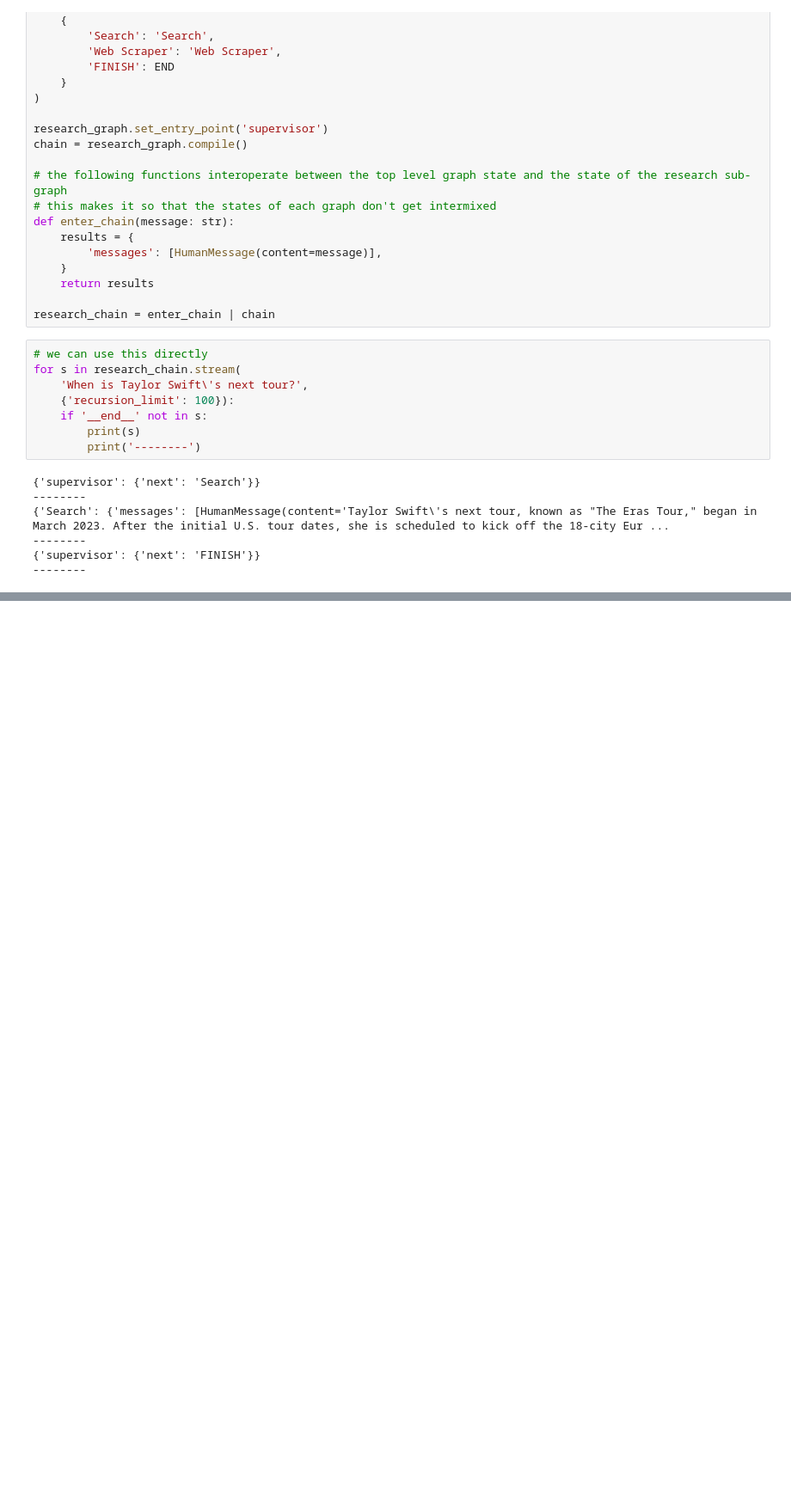
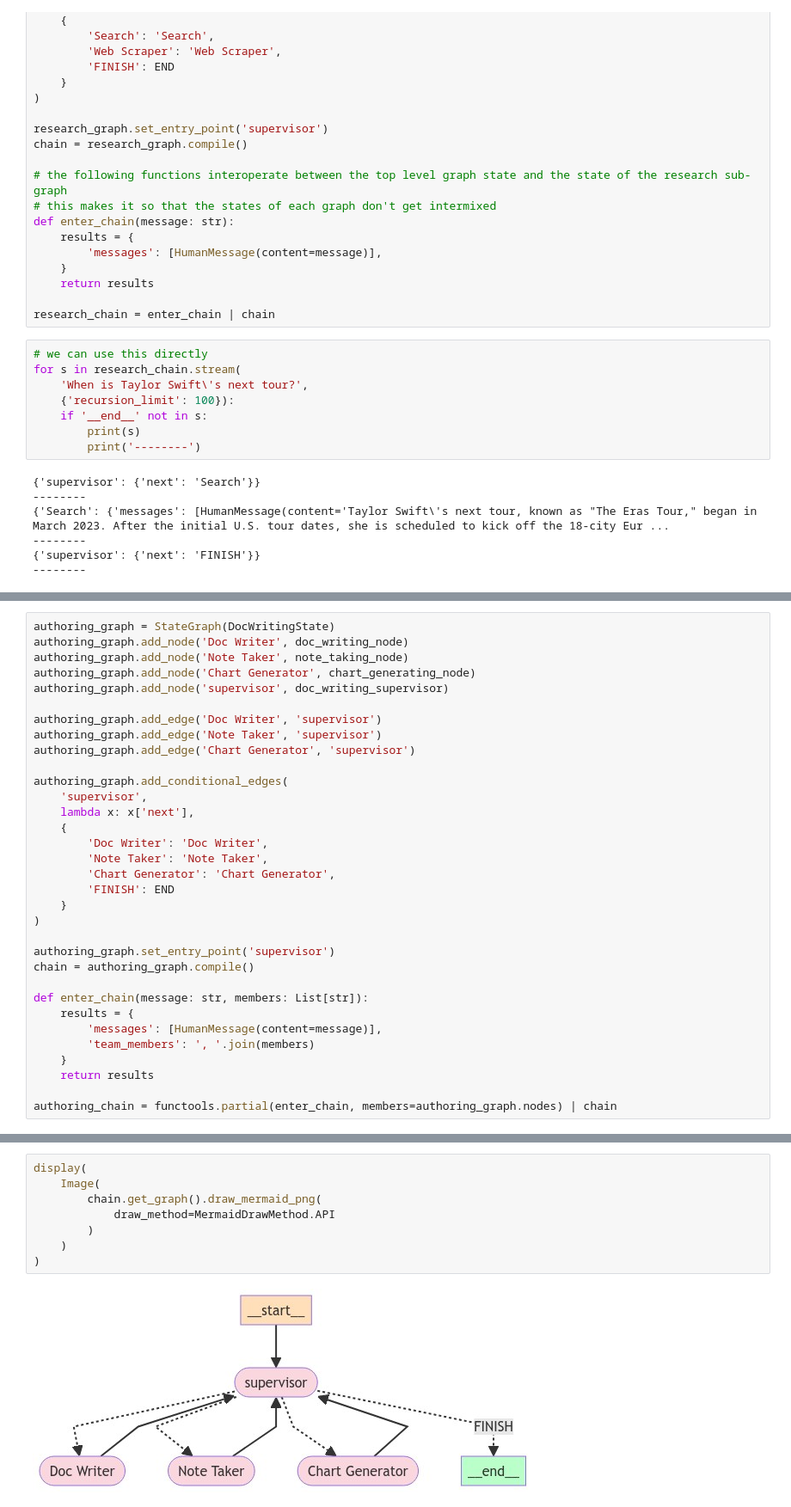
Before and after one commit to ad71/ragbot, a Jupyter notebook: hierarchical_agent_teams.ipynb, the cells around one changed output, grey strips where cells are left out. Shown: that part at 86% size. Cells and saved outputs as stored; diff of their text form; blank space fills up the shorter version.

```diff
--- a/hierarchical_agent_teams.ipynb
+++ b/hierarchical_agent_teams.ipynb
@@ -289,0 +374,33 @@ for s in research_chain.stream(
+# %%
+authoring_graph = StateGraph(DocWritingState)
+authoring_graph.add_node('Doc Writer', doc_writing_node)
+authoring_graph.add_node('Note Taker', note_taking_node)
+authoring_graph.add_node('Chart Generator', chart_generating_node)
+authoring_graph.add_node('supervisor', doc_writing_supervisor)
+
+authoring_graph.add_edge('Doc Writer', 'supervisor')
+authoring_graph.add_edge('Note Taker', 'supervisor')
+authoring_graph.add_edge('Chart Generator', 'supervisor')
+
+authoring_graph.add_conditional_edges(
+    'supervisor',
+    lambda x: x['next'],
+    {
+        'Doc Writer': 'Doc Writer',
+        'Note Taker': 'Note Taker',
+        'Chart Generator': 'Chart Generator',
+        'FINISH': END
+    }
+)
+
+authoring_graph.set_entry_point('supervisor')
+chain = authoring_graph.compile()
+
+def enter_chain(message: str, members: List[str]):
+    results = {
+        'messages': [HumanMessage(content=message)],
+        'team_members': ', '.join(members)
+    }
+    return results
+
+authoring_chain = functools.partial(enter_chain, members=authoring_graph.nodes) | chain
@@ -289,0 +420,10 @@ for s in research_chain.stream(
+# %%
+display(
+    Image(
+        chain.get_graph().draw_mermaid_png(
+            draw_method=MermaidDrawMethod.API
+        )
+    )
+)
+# %% [output]
+[figure, added]
```
Also changed, not shown: parts of 5 cells of this notebook.
